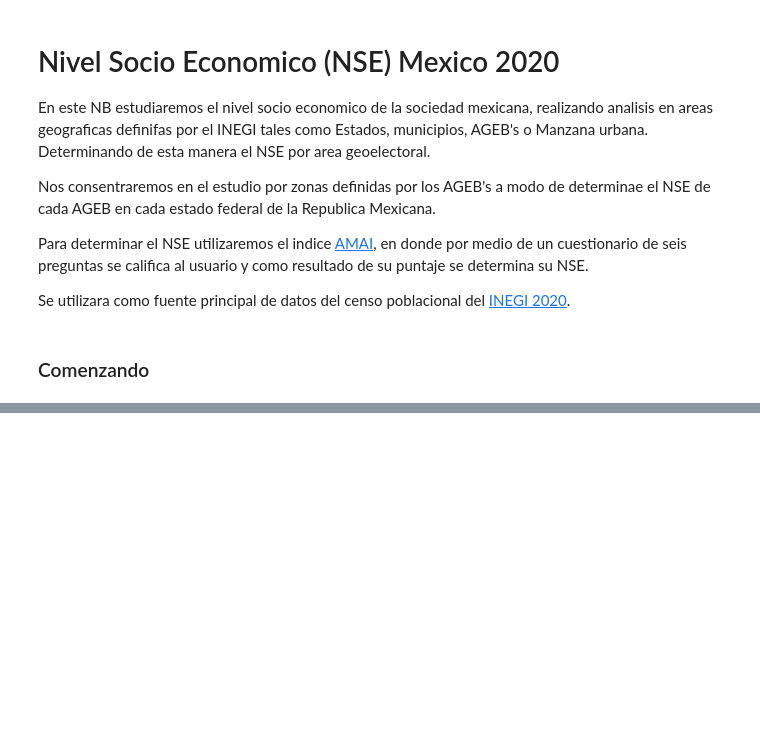
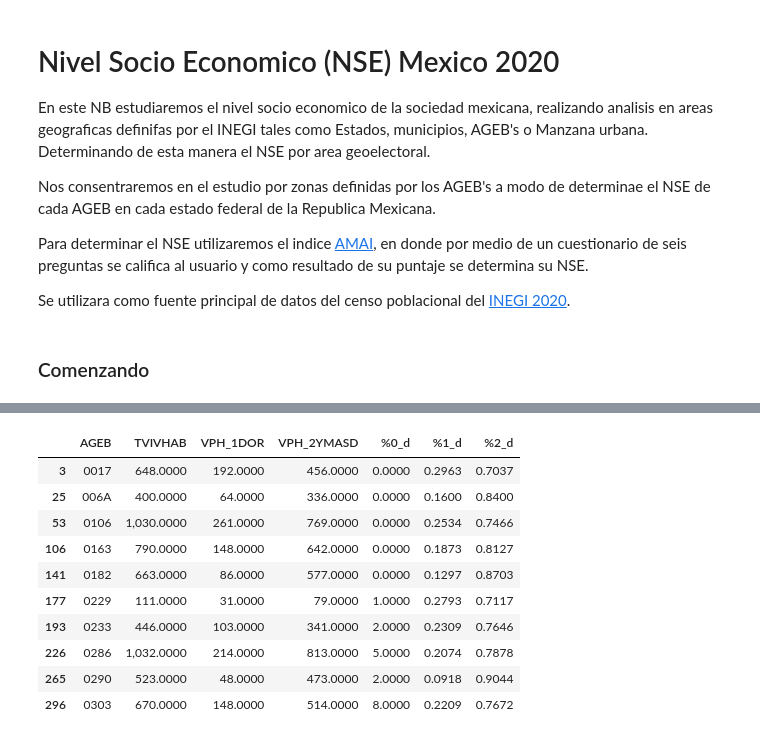
Before and after one commit to DanUMM/NSE_Mexico, a Jupyter notebook: EDA Mexico Nivel Socio Economico 2020.ipynb, the cells around one changed output, grey strips where cells are left out. Saved outputs shown, nothing was run; the diff lists cells and outputs as text; code cells hidden in the pictures; blank space fills up the shorter version.

```diff
--- a/EDA Mexico Nivel Socio Economico 2020.ipynb
+++ b/EDA Mexico Nivel Socio Economico 2020.ipynb
@@ -21,0 +123,22 @@ ModuleNotFoundError: No module named 'pandas'
+# %%
+dormitorios = ageb[['AGEB', 'TVIVHAB', 'VPH_1DOR', 'VPH_2YMASD']]
+
+dormitorios['%0_d'] = dormitorios['TVIVHAB'] -(dormitorios['VPH_1DOR'] + dormitorios['VPH_2YMASD'])
+dormitorios['%1_d'] = dormitorios['VPH_1DOR'] / dormitorios['TVIVHAB']
+dormitorios['%2_d'] = dormitorios['VPH_2YMASD'] / dormitorios['TVIVHAB']
+
+dormitorios['score'] =
+
+dormitorios.head(10)
+# %% [output]
+|  | AGEB | TVIVHAB | VPH_1DOR | VPH_2YMASD | %0_d | %1_d | %2_d |
+| 3 | 0017 | 648.0000 | 192.0000 | 456.0000 | 0.0000 | 0.2963 | 0.7037 |
+| 25 | 006A | 400.0000 | 64.0000 | 336.0000 | 0.0000 | 0.1600 | 0.8400 |
+| 53 | 0106 | 1,030.0000 | 261.0000 | 769.0000 | 0.0000 | 0.2534 | 0.7466 |
+| 106 | 0163 | 790.0000 | 148.0000 | 642.0000 | 0.0000 | 0.1873 | 0.8127 |
+| 141 | 0182 | 663.0000 | 86.0000 | 577.0000 | 0.0000 | 0.1297 | 0.8703 |
+| 177 | 0229 | 111.0000 | 31.0000 | 79.0000 | 1.0000 | 0.2793 | 0.7117 |
+| 193 | 0233 | 446.0000 | 103.0000 | 341.0000 | 2.0000 | 0.2309 | 0.7646 |
+| 226 | 0286 | 1,032.0000 | 214.0000 | 813.0000 | 5.0000 | 0.2074 | 0.7878 |
+| 265 | 0290 | 523.0000 | 48.0000 | 473.0000 | 2.0000 | 0.0918 | 0.9044 |
+| 296 | 0303 | 670.0000 | 148.0000 | 514.0000 | 8.0000 | 0.2209 | 0.7672 |
```
Also changed, not shown: parts of 14 cells of this notebook, 1 other file.
